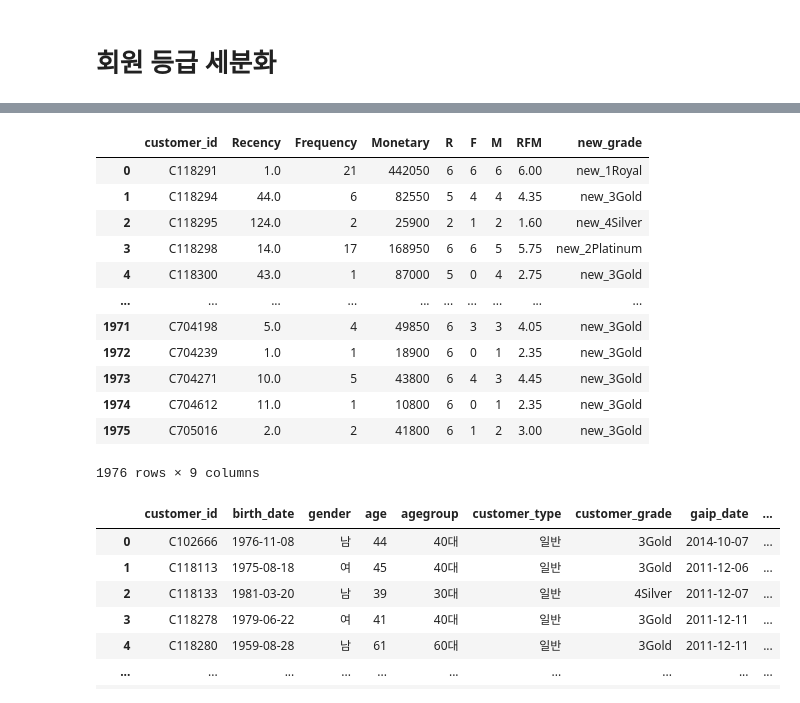
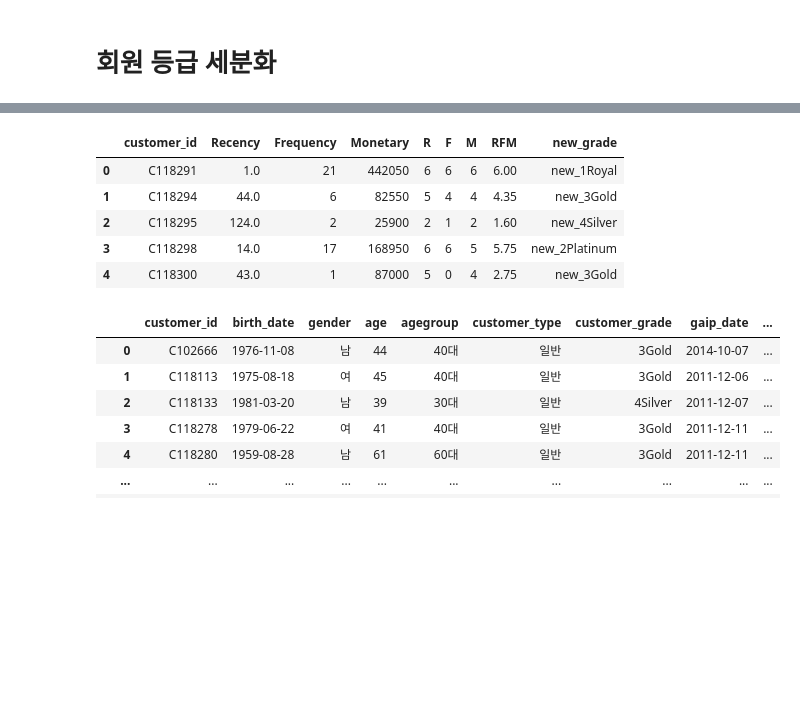
Before and after one commit to seulayoon/Bigdata-Proj-RFM, a Jupyter notebook: RFM_analysis.ipynb, the cells around one changed output, grey strips where cells are left out. Cells and saved outputs as stored; diff of their text form; code cells hidden in the pictures; blank space fills up the shorter version.

```diff
--- a/RFM_analysis.ipynb
+++ b/RFM_analysis.ipynb
@@ -10,4 +5,5 @@ import pandas as pd
 import numpy as np
 # %%
 # 이상치 처리 후 member와 sales 데이터를 합친 CSV 파일 읽어오기
-df = pd.read_csv("/content/drive/My Drive/Colab Notebooks/jeju_merge_sales_rm.csv" )
+df = pd.read_csv("jeju_merge_sales_rm.csv" , encoding = 'utf-8')
+df.head()
@@ -140,20 +146,20 @@ w1 = 0.35  #R에 대한 가중치
 w2 = 0.4  #F에 대한 가중치
 w3 = 0.25  #M에 대한 가중치
 
-def rfm_score(x,y,z):
-  return x + y + z
+def rfm_scoring(x,y,z):
+    return x + y + z
 
-def rrr(x):
-  return w1*x
+def recency(x):
+    return w1*x
 
-def fff(y):
-  return w2*y
+def frequency(y):
+    return w2*y
 
-def mmm(z):
-  return w3*z
+def monetary(z):
+    return w3*z
 
-w1_x=rfm_total['R'].apply(rrr)
-w2_y=rfm_total['F'].apply(fff)
-w3_z= rfm_total['M'].apply(mmm)
+w1_x=rfm_total['R'].apply(recency)
+w2_y=rfm_total['F'].apply(frequency)
+w3_z= rfm_total['M'].apply(monetary)
 
-rfm_total_score = pd.DataFrame({'RFM': rfm_score(w1_x, w2_y, w3_z)})  #RFM score 계산
+rfm_score = pd.DataFrame({'RFM': rfm_scoring(w1_x, w2_y, w3_z)})  #RFM score 계산
@@ -176,6 +182,6 @@ rfm_total_score
 # %%
-rfm_real_total = pd.concat([rfm_total, rfm_total_score], axis=1)
-rfm_real_total
+rfm_total = pd.concat([rfm_total, rfm_score], axis=1)
+rfm_total
 # %% [output]
 |  | customer_id | Recency | Frequency | Monetary | R | F | M | RFM |
 | 0 | C118291 | 1.0 | 21 | 442050 | 6 | 6 | 6 | 6.00 |
@@ -286,5 +264,5 @@ def grade(x):
 
 
 rfm_grade = pd.DataFrame()
-rfm_grade["new_grade"] = rfm_real_total["RFM"].apply(grade)
+rfm_grade["new_grade"] = rfm_total["RFM"].apply(grade)
 # %%
@@ -306,17 +277,10 @@ rfm_grade
 # %%
-rfm_total_grade = pd.concat([rfm_real_total, rfm_grade], axis=1)
-rfm_total_grade
+rfm_total_grade = pd.concat([rfm_total, rfm_grade], axis=1)
+rfm_total_grade.head()
 # %% [output]
 |  | customer_id | Recency | Frequency | Monetary | R | F | M | RFM | new_grade |
 | 0 | C118291 | 1.0 | 21 | 442050 | 6 | 6 | 6 | 6.00 | new_1Royal |
 | 1 | C118294 | 44.0 | 6 | 82550 | 5 | 4 | 4 | 4.35 | new_3Gold |
 | 2 | C118295 | 124.0 | 2 | 25900 | 2 | 1 | 2 | 1.60 | new_4Silver |
 | 3 | C118298 | 14.0 | 17 | 168950 | 6 | 6 | 5 | 5.75 | new_2Platinum |
 | 4 | C118300 | 43.0 | 1 | 87000 | 5 | 0 | 4 | 2.75 | new_3Gold |
-| ... | ... | ... | ... | ... | ... | ... | ... | ... | ... |
-| 1971 | C704198 | 5.0 | 4 | 49850 | 6 | 3 | 3 | 4.05 | new_3Gold |
-| 1972 | C704239 | 1.0 | 1 | 18900 | 6 | 0 | 1 | 2.35 | new_3Gold |
-| 1973 | C704271 | 10.0 | 5 | 43800 | 6 | 4 | 3 | 4.45 | new_3Gold |
-| 1974 | C704612 | 11.0 | 1 | 10800 | 6 | 0 | 1 | 2.35 | new_3Gold |
-| 1975 | C705016 | 2.0 | 2 | 41800 | 6 | 1 | 2 | 3.00 | new_3Gold |
-1976 rows × 9 columns
```
Also changed, not shown: parts of 35 cells of this notebook.
